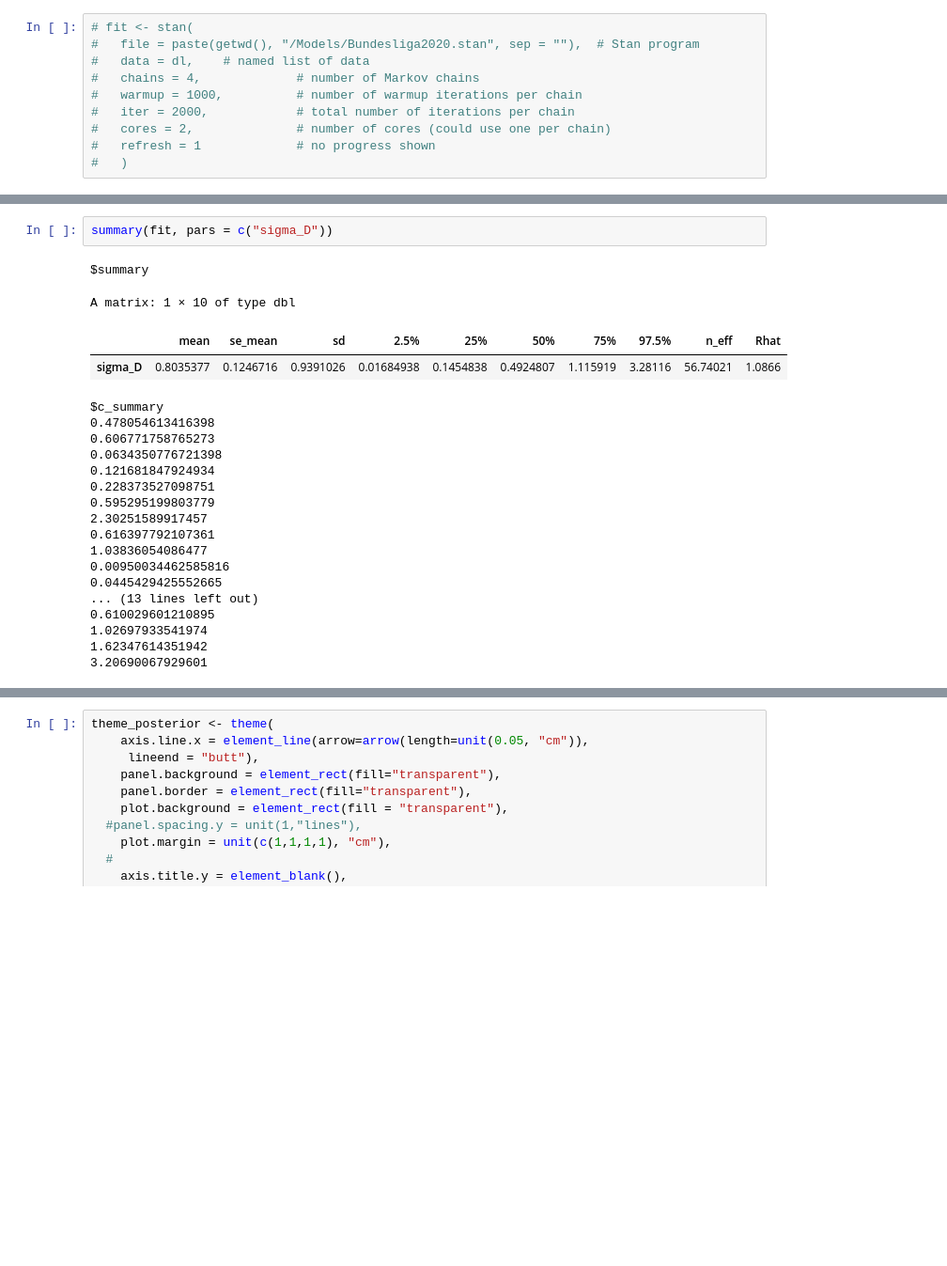
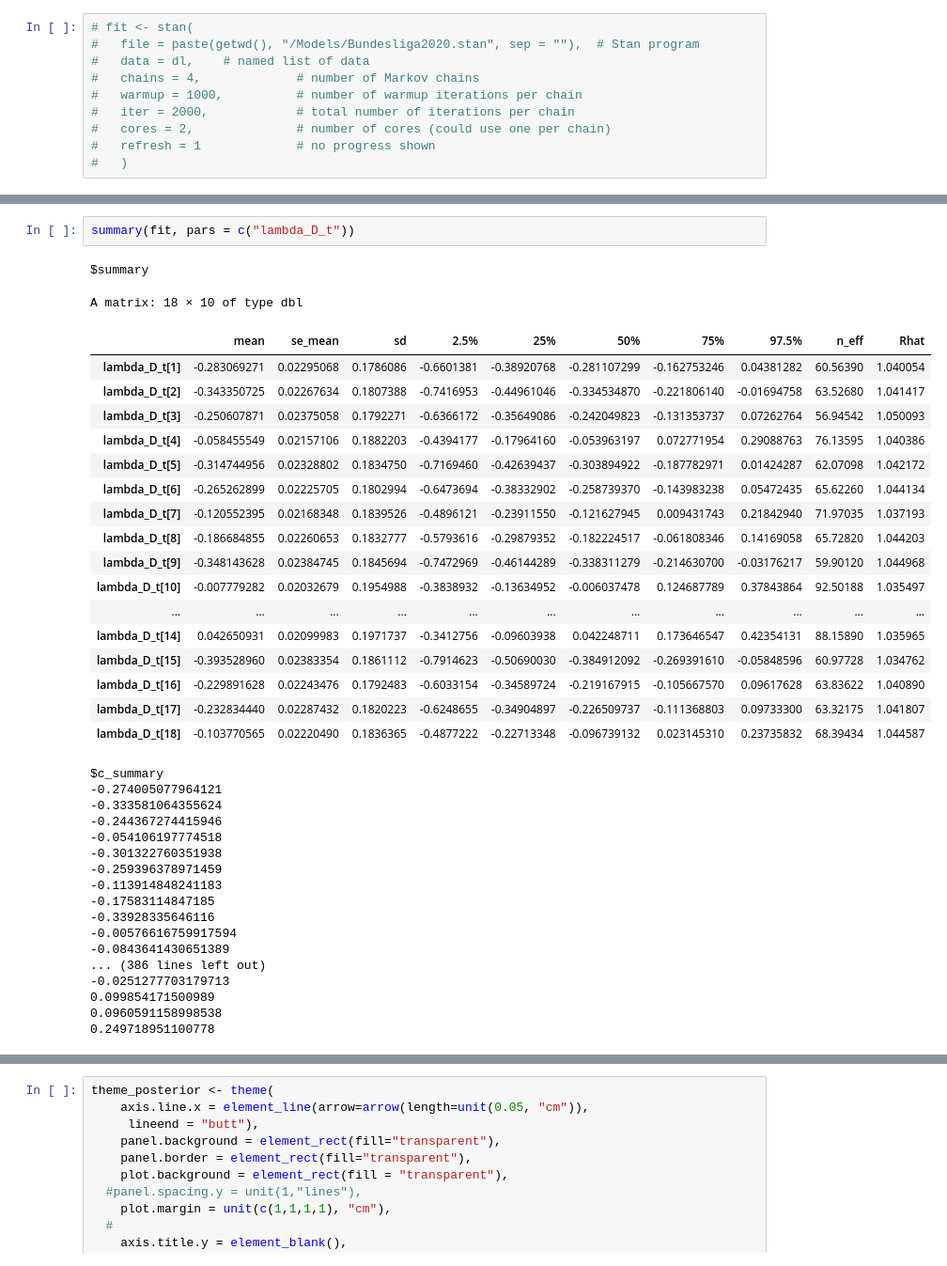
Before and after one commit to hublun/Stan, a Jupyter notebook: Stan/Jupyter/Bundesliga_2020.ipynb, the cells around one changed output, grey strips where cells are left out. Shown at 94% size. Drawn from its saved outputs; the diff is of its cells as text; blank space fills up the shorter version.

```diff
--- a/Stan/Jupyter/Bundesliga_2020.ipynb
+++ b/Stan/Jupyter/Bundesliga_2020.ipynb
@@ -151,25 +157,40 @@ $c_summary
 # %%
-summary(fit, pars = c("sigma_D"))
+summary(fit, pars = c("lambda_D_t"))
 # %% [output]
 $summary
-A matrix: 1 × 10 of type dbl
+A matrix: 18 × 10 of type dbl
 |  | mean | se_mean | sd | 2.5% | 25% | 50% | 75% | 97.5% | n_eff | Rhat |
-| sigma_D | 0.8035377 | 0.1246716 | 0.9391026 | 0.01684938 | 0.1454838 | 0.4924807 | 1.115919 | 3.28116 | 56.74021 | 1.0866 |
+| lambda_D_t[1] | -0.283069271 | 0.02295068 | 0.1786086 | -0.6601381 | -0.38920768 | -0.281107299 | -0.162753246 | 0.04381282 | 60.56390 | 1.040054 |
+| lambda_D_t[2] | -0.343350725 | 0.02267634 | 0.1807388 | -0.7416953 | -0.44961046 | -0.334534870 | -0.221806140 | -0.01694758 | 63.52680 | 1.041417 |
+| lambda_D_t[3] | -0.250607871 | 0.02375058 | 0.1792271 | -0.6366172 | -0.35649086 | -0.242049823 | -0.131353737 | 0.07262764 | 56.94542 | 1.050093 |
+| lambda_D_t[4] | -0.058455549 | 0.02157106 | 0.1882203 | -0.4394177 | -0.17964160 | -0.053963197 | 0.072771954 | 0.29088763 | 76.13595 | 1.040386 |
+| lambda_D_t[5] | -0.314744956 | 0.02328802 | 0.1834750 | -0.7169460 | -0.42639437 | -0.303894922 | -0.187782971 | 0.01424287 | 62.07098 | 1.042172 |
+| lambda_D_t[6] | -0.265262899 | 0.02225705 | 0.1802994 | -0.6473694 | -0.38332902 | -0.258739370 | -0.143983238 | 0.05472435 | 65.62260 | 1.044134 |
+| lambda_D_t[7] | -0.120552395 | 0.02168348 | 0.1839526 | -0.4896121 | -0.23911550 | -0.121627945 | 0.009431743 | 0.21842940 | 71.97035 | 1.037193 |
+| lambda_D_t[8] | -0.186684855 | 0.02260653 | 0.1832777 | -0.5793616 | -0.29879352 | -0.182224517 | -0.061808346 | 0.14169058 | 65.72820 | 1.044203 |
+| lambda_D_t[9] | -0.348143628 | 0.02384745 | 0.1845694 | -0.7472969 | -0.46144289 | -0.338311279 | -0.214630700 | -0.03176217 | 59.90120 | 1.044968 |
+| lambda_D_t[10] | -0.007779282 | 0.02032679 | 0.1954988 | -0.3838932 | -0.13634952 | -0.006037478 | 0.124687789 | 0.37843864 | 92.50188 | 1.035497 |
+| ... | ... | ... | ... | ... | ... | ... | ... | ... | ... | ... |
+| lambda_D_t[14] | 0.042650931 | 0.02099983 | 0.1971737 | -0.3412756 | -0.09603938 | 0.042248711 | 0.173646547 | 0.42354131 | 88.15890 | 1.035965 |
+| lambda_D_t[15] | -0.393528960 | 0.02383354 | 0.1861112 | -0.7914623 | -0.50690030 | -0.384912092 | -0.269391610 | -0.05848596 | 60.97728 | 1.034762 |
+| lambda_D_t[16] | -0.229891628 | 0.02243476 | 0.1792483 | -0.6033154 | -0.34589724 | -0.219167915 | -0.105667570 | 0.09617628 | 63.83622 | 1.040890 |
+| lambda_D_t[17] | -0.232834440 | 0.02287432 | 0.1820223 | -0.6248655 | -0.34904897 | -0.226509737 | -0.111368803 | 0.09733300 | 63.32175 | 1.041807 |
+| lambda_D_t[18] | -0.103770565 | 0.02220490 | 0.1836365 | -0.4877222 | -0.22713348 | -0.096739132 | 0.023145310 | 0.23735832 | 68.39434 | 1.044587 |
 $c_summary
-0.478054613416398
-0.606771758765273
-0.0634350776721398
-0.121681847924934
-0.228373527098751
-0.595295199803779
-2.30251589917457
-0.616397792107361
-1.03836054086477
-0.00950034462585816
-0.0445429425552665
-... (13 lines left out)
-0.610029601210895
-1.02697933541974
-1.62347614351942
-3.20690067929601
+-0.274005077964121
+-0.333581064355624
+-0.244367274415946
+-0.054106197774518
+-0.301322760351938
+-0.259396378971459
+-0.113914848241183
+-0.17583114847185
+-0.33928335646116
+-0.00576616759917594
+-0.0843641430651389
+... (386 lines left out)
+-0.0251277703179713
+0.099854171500989
+0.0960591158998538
+0.249718951100778
 # %%
```
Also changed, not shown: parts of 10 cells of this notebook, 3 other files.
